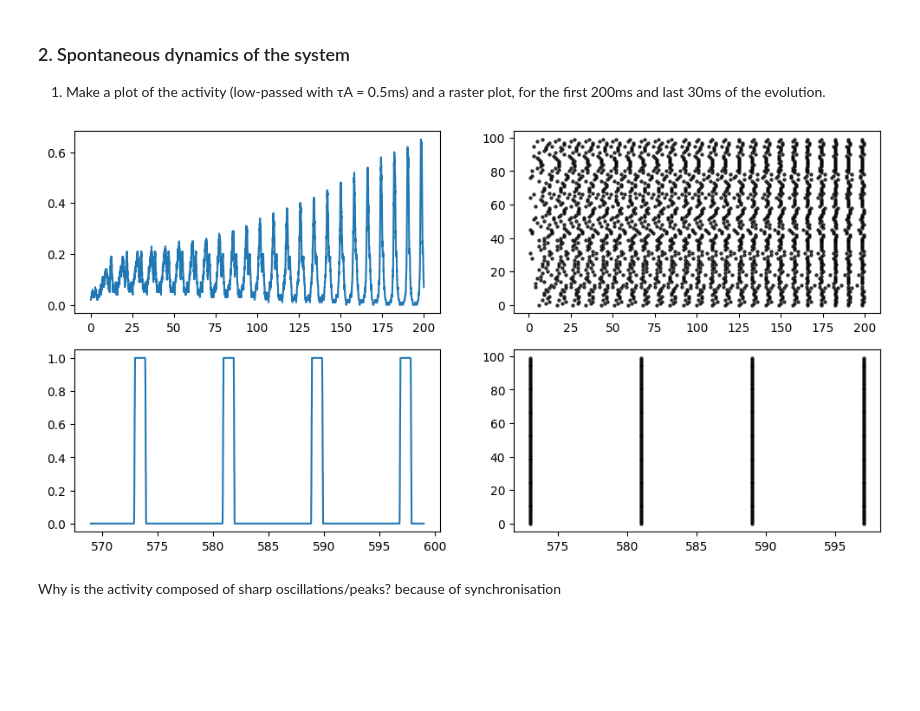
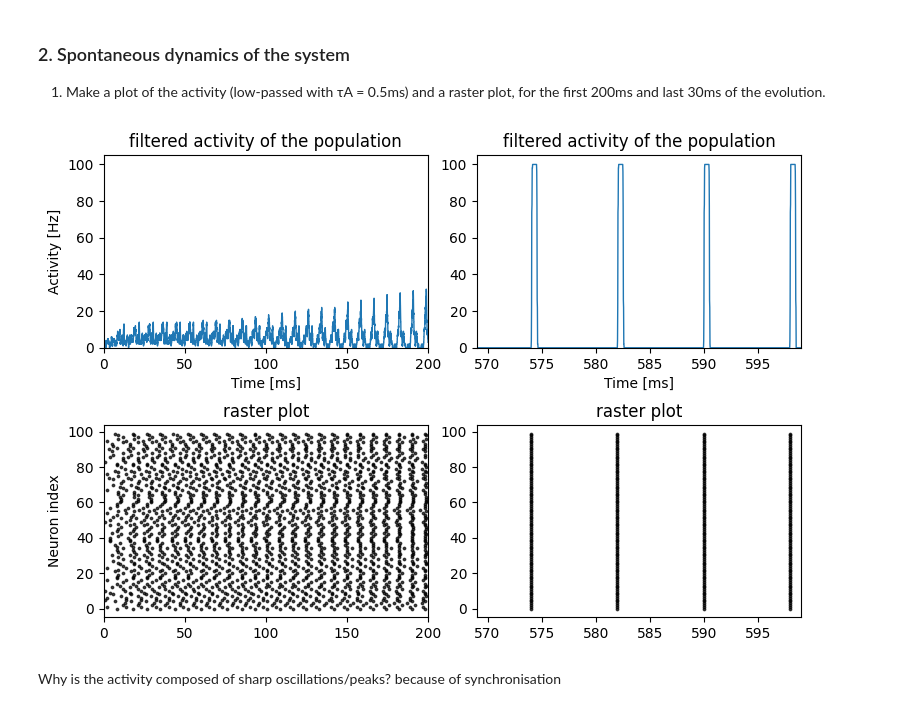
Before and after one commit to louisleger/neurodyn-MP2, a Jupyter notebook: MP2_take2.ipynb, the cells around one changed output. Saved outputs shown, nothing was run; the diff lists cells and outputs as text; code cells hidden in the pictures; blank space fills up the shorter version.

Commit message:
plots of exo.1 for the report + added file name for savefig

```diff
--- a/MP2_take2.ipynb
+++ b/MP2_take2.ipynb
@@ -131,7 +129,6 @@ def calculate_potential(T_f, vt0, eA0, eB0, current, Beta):
     kernel.loc[0, "A"] = eA0
     kernel.loc[0, "B"] = eB0
 
-
     for t in range(1, int(T_f/dt)):
 
         kernel.loc[t, "B"] = kernel.loc[t-1, "B"] + (1/rise_time) * ((len(firing_neurons[t-1])/N)- dt*kernel.loc[t-1, "B"])
@@ -139,16 +136,15 @@ def calculate_potential(T_f, vt0, eA0, eB0, current, Beta):
         kernel.loc[t, "A"] = kernel.loc[t-1, "A"] + (dt/rise_time) *(kernel.loc[t-1, "B"] - kernel.loc[t-1, "A"])
 
         delta_voltage = (1/tau_m) * (-(voltage[:, t - 1] - v_rest)+ R*current(t-1) + tau_m*J*kernel.iloc[t-1-int(delta/dt), 0])
-        voltage[:, t] = voltage[:, t - 1] + dt * delta_voltage
+        voltage[:, t] = voltage[:, t-1] + dt * delta_voltage
 
         fn_t = list(np.where(voltage[:, t] > eta)[0])
-        noiseless_neurons = []
+        neuron_fired = []
         for neuron in fn_t:
             if np.random.rand() < dt*Beta:
-
-                noiseless_neurons.append(neuron)
+                neuron_fired.append(neuron)
                 voltage[neuron, t] = v0
 
-        firing_neurons.append(noiseless_neurons)
+        firing_neurons.append(neuron_fired)
 
     return voltage, firing_neurons
@@ -161,13 +156,13 @@ v_, firing_neurons = calculate_potential(Tf2, np.random.uniform(v0, eta, size=N)
 
 1. Make a plot of the activity (low-passed with τA = 0.5ms) and a raster plot, for the first 200ms and last 30ms of the evolution.
 # %%
-def plot_raster(fn, ta, T_f):
-
+def plot_raster(fn, ta, T_f, figname = 'name'):
 
     t_space2= np.linspace(0, T_f, num = int(T_f/dt))
+    time_frames = [(0, 200), (569, 599)]
 
     activity = [(1/dt) * (len(fn[k])/N) for k in range(int(T_f/dt))]
-    filtered_activity = np.convolve(activity, np.ones(ta), mode='same')/ta
+    filtered_activity = np.convolve(activity, np.ones(ta), mode='same')
 
     raster_neurons = []
     x_coords = []
@@ -179,25 +174,36 @@ def plot_raster(fn, ta, T_f):
             x_coords.append(idx)
 
 
-    time_frames = [(0, 200), (569, 599)]
-    fig, ax = plt.subplots(2,2, figsize = (12, 6))
-
     xcoords_np = np.array(x_coords)
     raster_neurons_np = np.array([item for sublist in raster_neurons for item in sublist])
+
+    fig, ax = plt.subplots(2,2, figsize = (9, 6))
     for idx, timef in enumerate(time_frames):
 
-        ax[idx, 0].plot(t_space2[int(timef[0]/dt):int(timef[1]/dt)], filtered_activity[
-            int(timef[0]/dt):int(timef[1]/dt)])
+        ax[0, idx].plot(t_space2[int(timef[0]/dt):int(timef[1]/dt)], filtered_activity[
+            int(timef[0]/dt):int(timef[1]/dt)], linewidth = 1)
+        ax[0, idx].set_title("filtered activity of the population")
+        ax[0, 0].set_ylabel("Activity [Hz]")
+        ax[0, idx].set_ylim(0, 105)
+        ax[0, idx].set_xlabel("Time [ms]")
+        ax[0, idx].set_xlim(timef[0], timef[1])
 
-        ax[idx, 1].scatter(xcoords_np[(xcoords_np > timef[0]) & (xcoords_np < timef[1])], raster_neurons_np[
-            (xcoords_np > timef[0]) & (xcoords_np < timef[1])], c = "k", alpha = 0.7, s = 5)
+        ax[1, idx].scatter(xcoords_np[(xcoords_np > timef[0]) & (xcoords_np < timef[1])], raster_neurons_np[
+            (xcoords_np > timef[0]) & (xcoords_np < timef[1])], c = "k", alpha = 0.7, s = 3)
+        ax[1, idx].set_title("raster plot")
+        ax[1, 0].set_ylabel("Neuron index")
+        ax[1, idx].set_xlim(timef[0], timef[1])
+    fig.subplots_adjust(wspace=0.15, hspace=0.4)
+    fig.tight_layout
     plt.show()
+    fig.savefig("Figures/" + figname + ".png")
 
     return x_coords
 # %%
-x_coords = plot_raster(firing_neurons, ta=100, T_f=Tf2)
+ta = int(0.5/dt)
+x_coords = plot_raster(firing_neurons, ta, T_f=Tf2, figname = "ex1_no_input")
 # %% [output]
-[figure, old version]
+[figure, new version]
 # %% [markdown]
 Why is the activity composed of sharp oscillations/peaks? because of synchronisation
 # %% [markdown]
```
Also changed, not shown: parts of 6 cells of this notebook, 4 other files.
